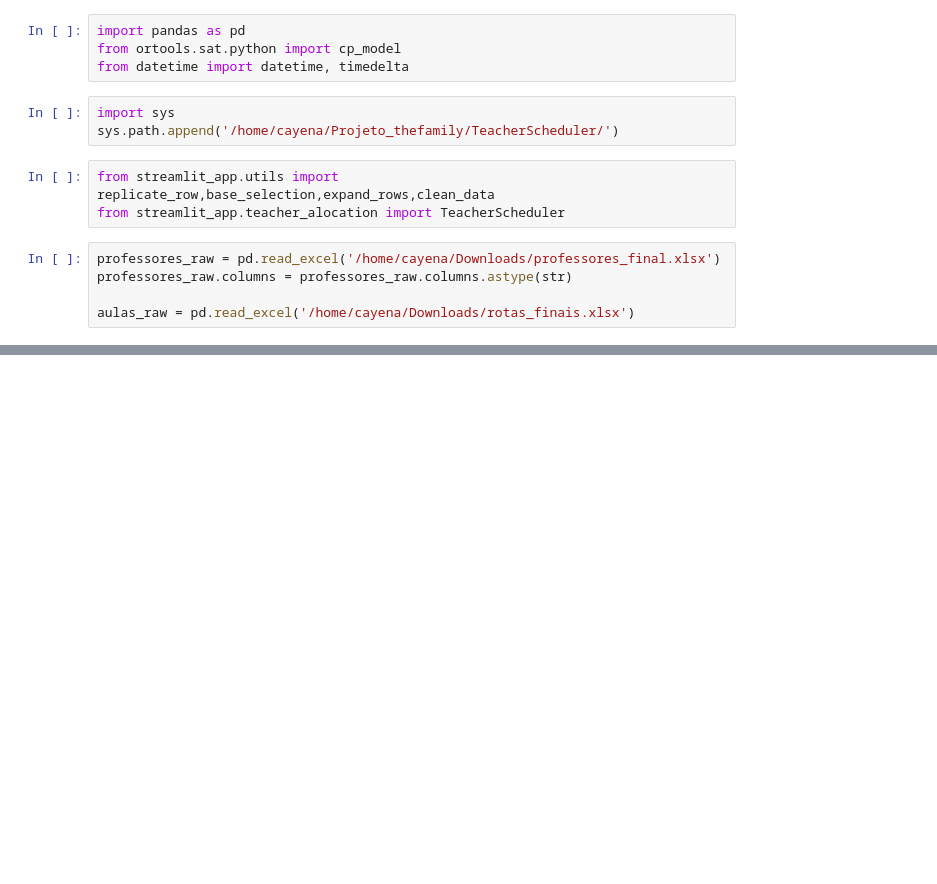
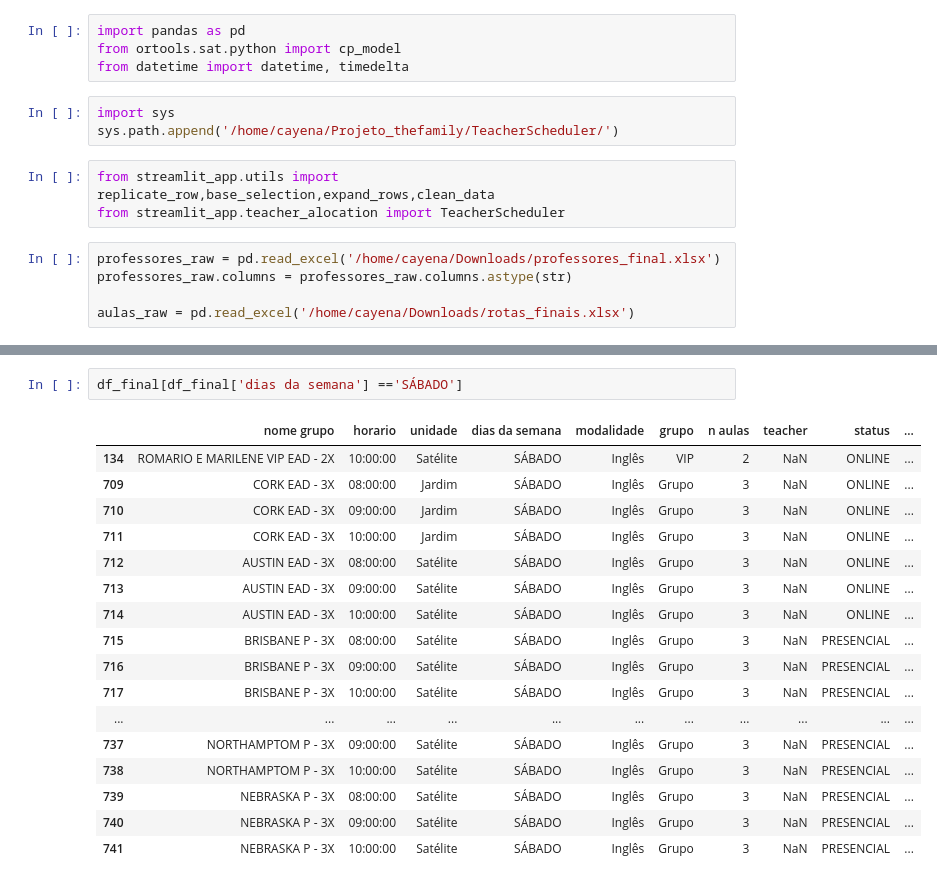
Before and after one commit to AllanTailon/TeacherScheduler, a Jupyter notebook: alocacao/notebook_test.ipynb, the cells around one changed output, grey strips where cells are left out. Drawn from its saved outputs; the diff is of its cells as text; blank space fills up the shorter version.

```diff
--- a/alocacao/notebook_test.ipynb
+++ b/alocacao/notebook_test.ipynb
@@ -78,0 +64,20 @@ base_alocada
+# %%
+df_final[df_final['dias da semana'] =='SÁBADO']
+# %% [output]
+|  | nome grupo | horario | unidade | dias da semana | modalidade | grupo | n aulas | teacher | status | ... |
+| 134 | ROMARIO E MARILENE VIP EAD - 2X | 10:00:00 | Satélite | SÁBADO | Inglês | VIP | 2 | NaN | ONLINE | ... |
+| 709 | CORK EAD - 3X | 08:00:00 | Jardim | SÁBADO | Inglês | Grupo | 3 | NaN | ONLINE | ... |
+| 710 | CORK EAD - 3X | 09:00:00 | Jardim | SÁBADO | Inglês | Grupo | 3 | NaN | ONLINE | ... |
+| 711 | CORK EAD - 3X | 10:00:00 | Jardim | SÁBADO | Inglês | Grupo | 3 | NaN | ONLINE | ... |
+| 712 | AUSTIN EAD - 3X | 08:00:00 | Satélite | SÁBADO | Inglês | Grupo | 3 | NaN | ONLINE | ... |
+| 713 | AUSTIN EAD - 3X | 09:00:00 | Satélite | SÁBADO | Inglês | Grupo | 3 | NaN | ONLINE | ... |
+| 714 | AUSTIN EAD - 3X | 10:00:00 | Satélite | SÁBADO | Inglês | Grupo | 3 | NaN | ONLINE | ... |
+| 715 | BRISBANE P - 3X | 08:00:00 | Satélite | SÁBADO | Inglês | Grupo | 3 | NaN | PRESENCIAL | ... |
+| 716 | BRISBANE P - 3X | 09:00:00 | Satélite | SÁBADO | Inglês | Grupo | 3 | NaN | PRESENCIAL | ... |
+| 717 | BRISBANE P - 3X | 10:00:00 | Satélite | SÁBADO | Inglês | Grupo | 3 | NaN | PRESENCIAL | ... |
+| ... | ... | ... | ... | ... | ... | ... | ... | ... | ... | ... |
+| 737 | NORTHAMPTOM P - 3X | 09:00:00 | Satélite | SÁBADO | Inglês | Grupo | 3 | NaN | PRESENCIAL | ... |
+| 738 | NORTHAMPTOM P - 3X | 10:00:00 | Satélite | SÁBADO | Inglês | Grupo | 3 | NaN | PRESENCIAL | ... |
+| 739 | NEBRASKA P - 3X | 08:00:00 | Satélite | SÁBADO | Inglês | Grupo | 3 | NaN | PRESENCIAL | ... |
+| 740 | NEBRASKA P - 3X | 09:00:00 | Satélite | SÁBADO | Inglês | Grupo | 3 | NaN | PRESENCIAL | ... |
+| 741 | NEBRASKA P - 3X | 10:00:00 | Satélite | SÁBADO | Inglês | Grupo | 3 | NaN | PRESENCIAL | ... |
```
Also changed, not shown: parts of 7 cells of this notebook, 2 other files.
